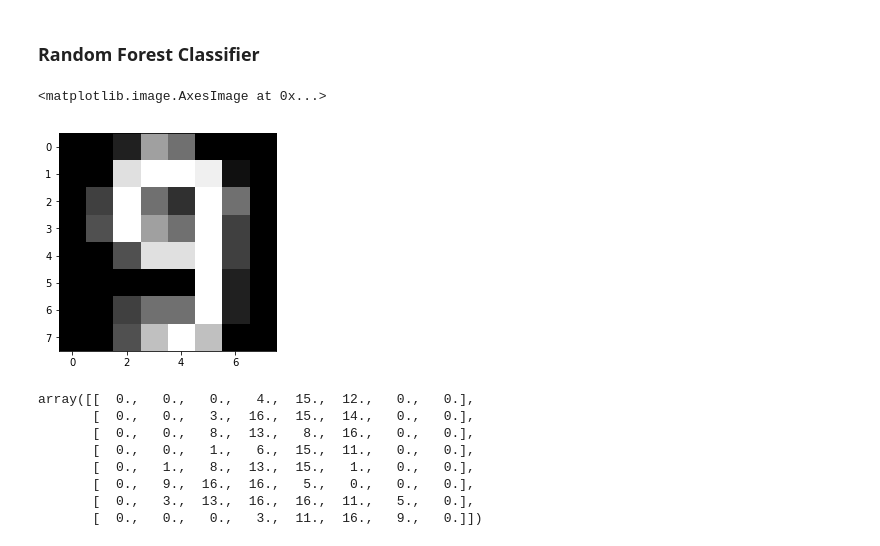
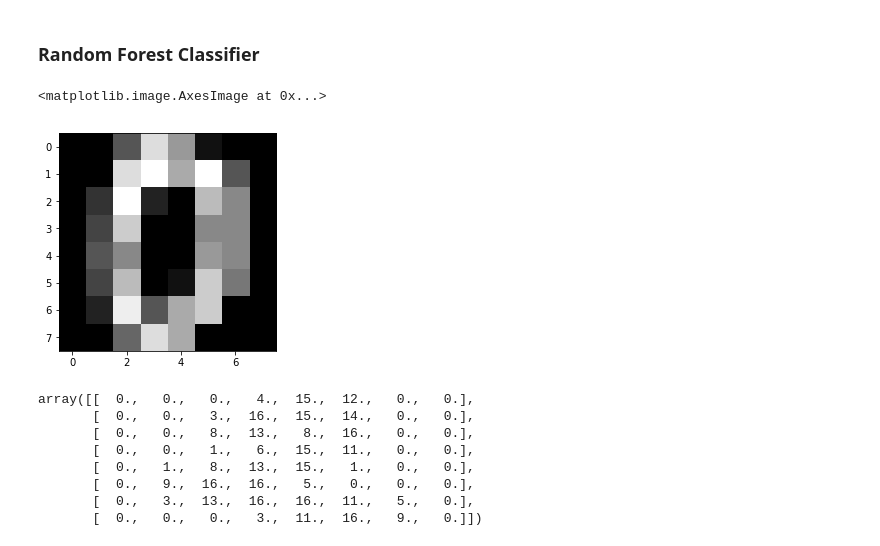
Before and after one commit to edyoda/data-science-ml-foundation-10, a Jupyter notebook: Revisit 25 Decision Trees and Random Forests.ipynb, the cells around one changed output. Saved outputs shown, nothing was run; the diff lists cells and outputs as text; code cells hidden in the pictures.

```diff
--- a/Revisit 25 Decision Trees and Random Forests.ipynb
+++ b/Revisit 25 Decision Trees and Random Forests.ipynb
@@ -54,10 +80,10 @@ from sklearn.ensemble import RandomForestClassifier
 from sklearn.datasets import load_digits
 digits = load_digits()
 # %%
-plt.imshow(digits.data[1795].reshape((8,8)),cmap='gray')
+plt.imshow(digits.data[0].reshape((8,8)),cmap='gray')
 # %% [output]
 <matplotlib.image.AxesImage at 0x...>
-[figure, old version]
+[figure, new version]
 # %%
 digits.data[2].reshape((8,8))
 # %% [output]
```
Also changed, not shown: parts of 6 cells of this notebook.
